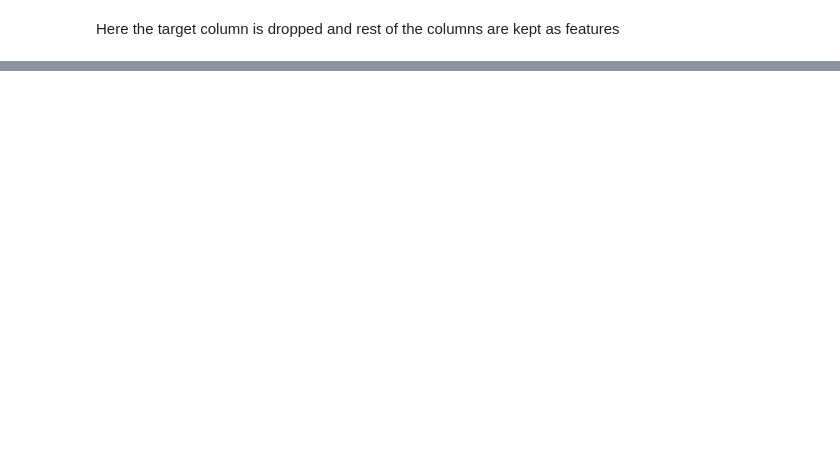
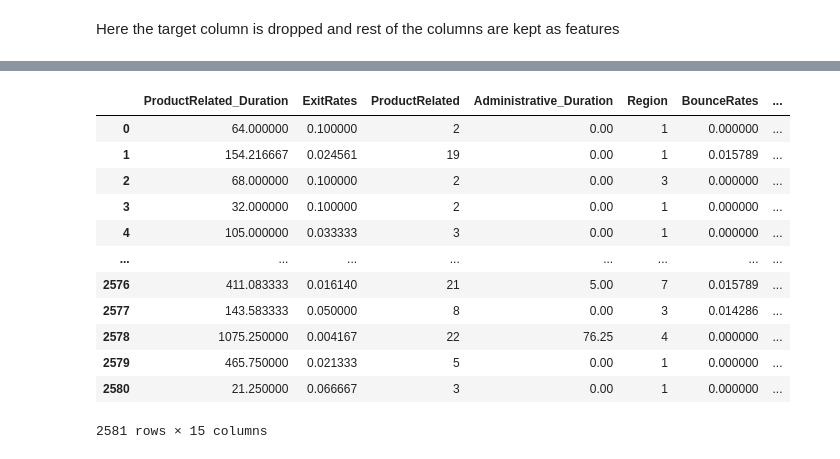
Before and after one commit to imashwin21/Online-Shoppers-Intention---Phase-1-Ashwin-P-Ashok-, a Jupyter notebook: Online Shoppers Intention.ipynb, the cells around one changed output, grey strips where cells are left out. Drawn from its saved outputs; the diff is of its cells as text; code cells hidden in the pictures; blank space fills up the shorter version.

```diff
--- a/Online Shoppers Intention.ipynb
+++ b/Online Shoppers Intention.ipynb
@@ -215,0 +477,9 @@ Here the target column is dropped and rest of the columns are kept as features
+# %%
+# Create a DataFrame from the encoded data
+encoded_df = pd.DataFrame(encoded_data, columns=enc.get_feature_names_out(cat_cleaned_data_columns))
+
+# Combine the encoded DataFrame with the original cleaned_data (excluding the original categorical columns)
+X = pd.concat([X.drop(columns=cat_cleaned_data_columns).reset_index(drop=True), encoded_df], axis=1)
+
+# Display the first few rows of the encoded DataFrame
+X
@@ -215,0 +500,7 @@ Here the target column is dropped and rest of the columns are kept as features
+# %%
+# Initialize the RandomForestClassifier
+
+model = RandomForestClassifier(n_estimators=100, random_state=42)
+
+# Fitting the model
+model.fit(X, y)
@@ -215,0 +509,11 @@ Here the target column is dropped and rest of the columns are kept as features
+# %%
+# Get feature importances
+importances = model.feature_importances_
+
+# Create a DataFrame to display feature importances
+feature_importance_df = pd.DataFrame({
+    'Feature': X.columns,
+    'Importance': importances
+}).sort_values(by='Importance', ascending=False)
+
+print(feature_importance_df)
@@ -215,0 +538,9 @@ Here the target column is dropped and rest of the columns are kept as features
+# %%
+# Set a threshold
+threshold = 0.011
+
+# Select features with importance above the threshold
+selected_features = feature_importance_df[feature_importance_df['Importance'] > threshold]
+
+print("Selected Features:")
+print(selected_features)
@@ -215,0 +565,19 @@ Here the target column is dropped and rest of the columns are kept as features
+# %%
+#selecting the important features as x
+
+X_selected = X[selected_features['Feature']]
+X_selected
+# %% [output]
+|  | ProductRelated_Duration | ExitRates | ProductRelated | Administrative_Duration | Region | BounceRates | ... |
+| 0 | 64.000000 | 0.100000 | 2 | 0.00 | 1 | 0.000000 | ... |
+| 1 | 154.216667 | 0.024561 | 19 | 0.00 | 1 | 0.015789 | ... |
+| 2 | 68.000000 | 0.100000 | 2 | 0.00 | 3 | 0.000000 | ... |
+| 3 | 32.000000 | 0.100000 | 2 | 0.00 | 1 | 0.000000 | ... |
+| 4 | 105.000000 | 0.033333 | 3 | 0.00 | 1 | 0.000000 | ... |
+| ... | ... | ... | ... | ... | ... | ... | ... |
+| 2576 | 411.083333 | 0.016140 | 21 | 5.00 | 7 | 0.015789 | ... |
+| 2577 | 143.583333 | 0.050000 | 8 | 0.00 | 3 | 0.014286 | ... |
+| 2578 | 1075.250000 | 0.004167 | 22 | 76.25 | 4 | 0.000000 | ... |
+| 2579 | 465.750000 | 0.021333 | 5 | 0.00 | 1 | 0.000000 | ... |
+| 2580 | 21.250000 | 0.066667 | 3 | 0.00 | 1 | 0.000000 | ... |
+2581 rows × 15 columns
```
Also changed, not shown: parts of 27 cells of this notebook.
